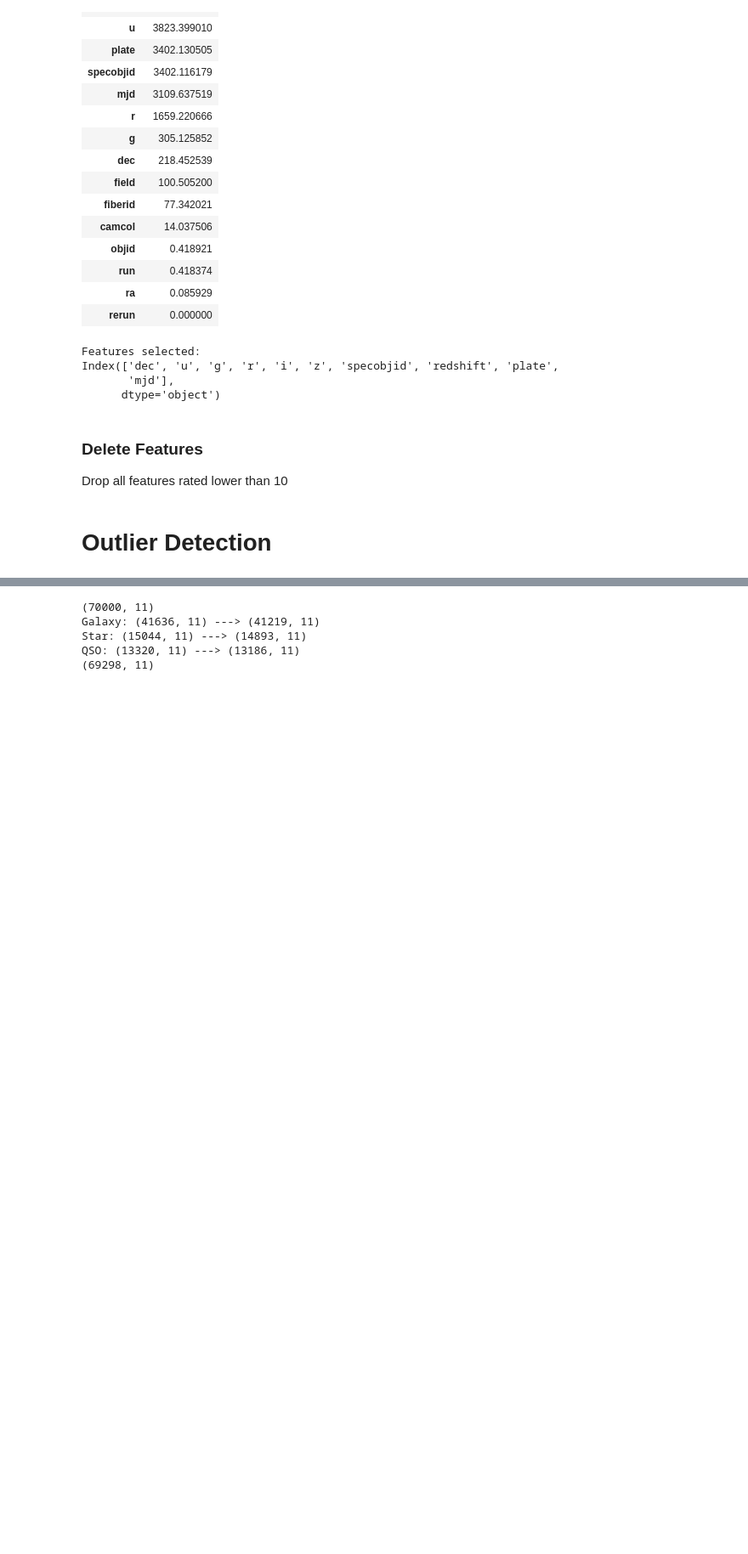
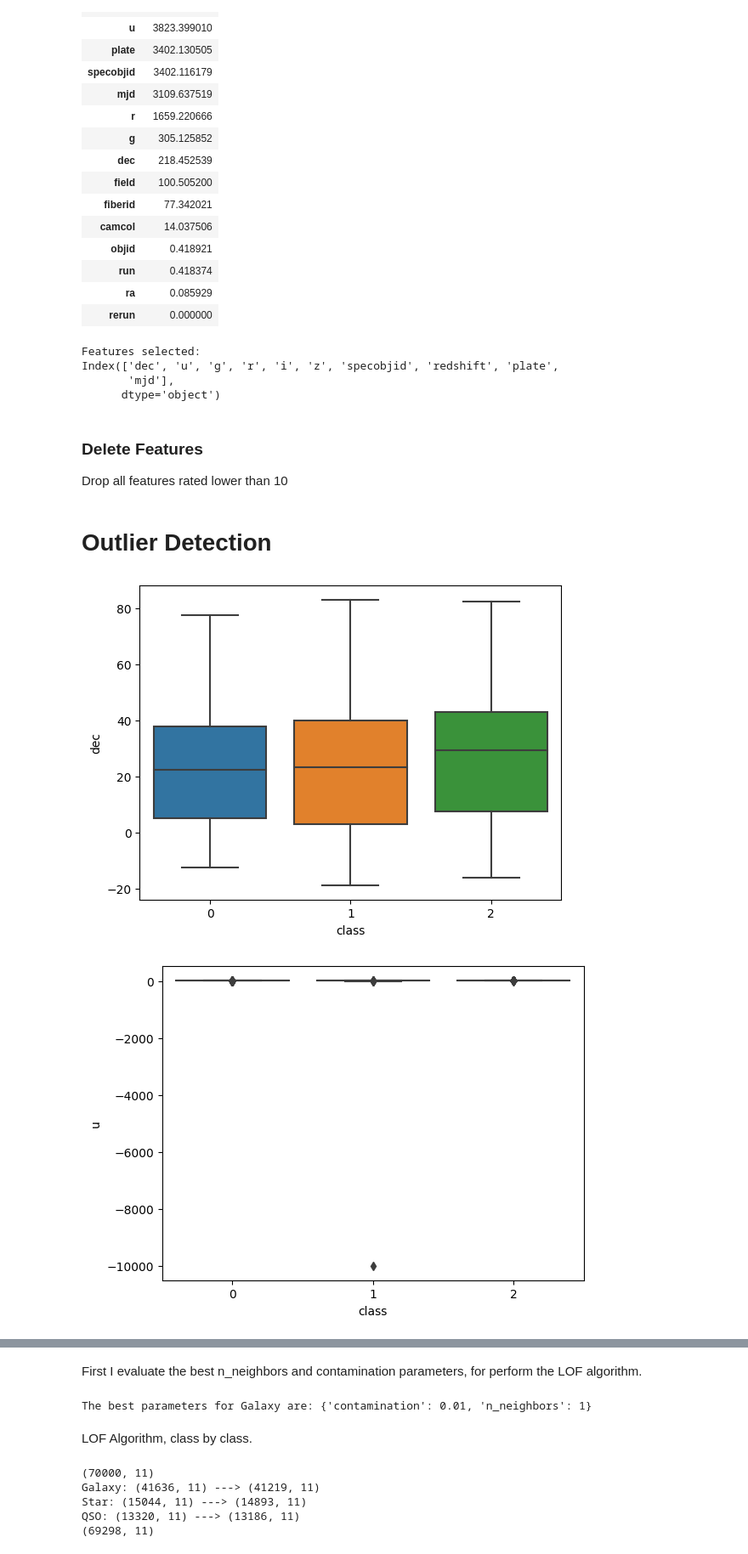
Before and after one commit to gabrielemarino-gm/StellarClassificator, a Jupyter notebook: project.ipynb, the cells around one changed output, grey strips where cells are left out. Shown at 85% size. Saved outputs shown, nothing was run; the diff lists cells and outputs as text; code cells hidden in the pictures; blank space fills up the shorter version.

```diff
--- a/project.ipynb
+++ b/project.ipynb
@@ -195,3 +208,11 @@ Drop all features rated lower than 10
 X_train.drop(['objid', 'ra', 'run','rerun','camcol','field','fiberid'], axis = 1, inplace=True) # type: ignore
 # %% [markdown]
 <h1>Outlier Detection</h1>
+# %%
+df_merged = pd.concat([X_train, y_train], axis=1) # type: ignore
+for att in df_merged.columns[:-1]:
+    sns.boxplot(x='class', y=att, data=dfStars)
+    plt.show()
+# %% [output]
+[figure, added]
+[figure, added]
@@ -198,18 +227,22 @@ X_train.drop(['objid', 'ra', 'run','rerun','camcol','field','fiberid'], axis = 1
+# %% [markdown]
+First I evaluate the best n_neighbors and contamination parameters, for perform the LOF algorithm.
 # %%
 from sklearn.model_selection import GridSearchCV
 from sklearn.neighbors import LocalOutlierFactor
 
-# definisci la lista di valori da provare per n_neighbors e contamination
-param_grid = {'n_neighbors': [1, 5, 10, 15, 20], 'contamination': [0.1, 0.2, 0.3, 0.01, 0.02, 0.05, 'auto']}
+# Define the list of values to try for n_neighbors and contamination
+param_grid = {'n_neighbors': [1, 2, 3, 4, 5, 6, 7, 8, 9, 10, 15, 20], 'contamination': [0.1, 0.2, 0.3, 0.4, 0.01, 0.02, 0.03, 0.04, 0.05, 'auto']}
 
-# crea l'oggetto LocalOutlierFactor
+# Creates the LocalOutlierFactor object
 lof = LocalOutlierFactor(novelty=True)
 
-# crea l'oggetto GridSearchCV
+# creates the GridSearchCV object
 grid_search = GridSearchCV(lof, param_grid, cv=10, scoring='accuracy')
 
-# estrai le feature dal DataFrame
-X = X_train[['u', 'g', 'r', 'i', 'z', 'redshift', 'plate']] # type: ignore
+# Extract the features from the DataFrame
+XX = X_train[['u', 'g', 'r', 'i', 'z', 'specobjid', 'redshift', 'plate', 'mjd']] # type: ignore
 
-grid_search.fit(X, y_train)
+grid_search.fit(XX, y_train)
 print("The best parameters for Galaxy are:", grid_search.best_params_)
+# %% [output]
+The best parameters for Galaxy are: {'contamination': 0.01, 'n_neighbors': 1}
@@ -234,3 +249,5 @@ print(X_filtered.shape)
+# %% [markdown]
+LOF Algorithm, class by class.
 # %%
 from sklearn.neighbors import LocalOutlierFactor
 from sklearn.model_selection import GridSearchCV
```
Also changed, not shown: parts of 46 cells of this notebook, 2 other files.
